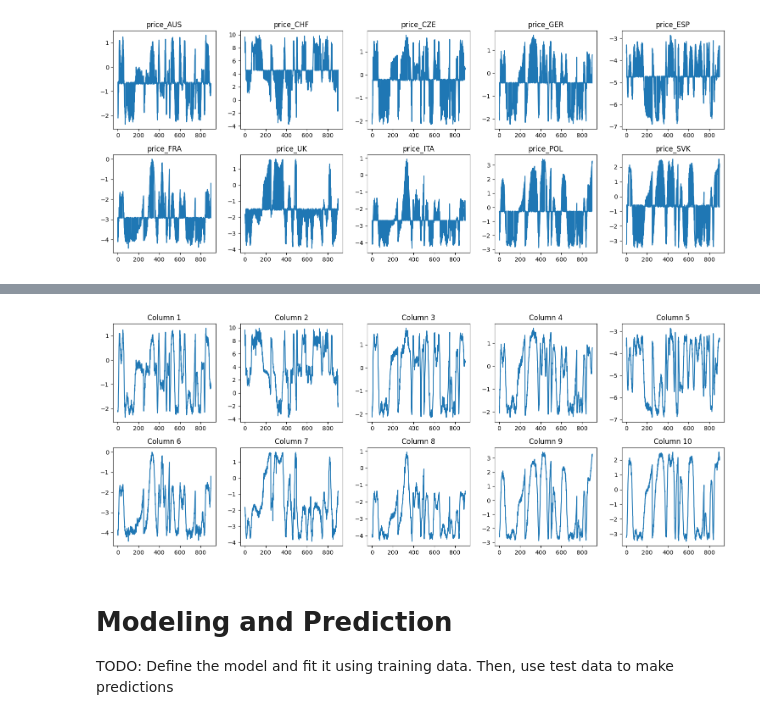
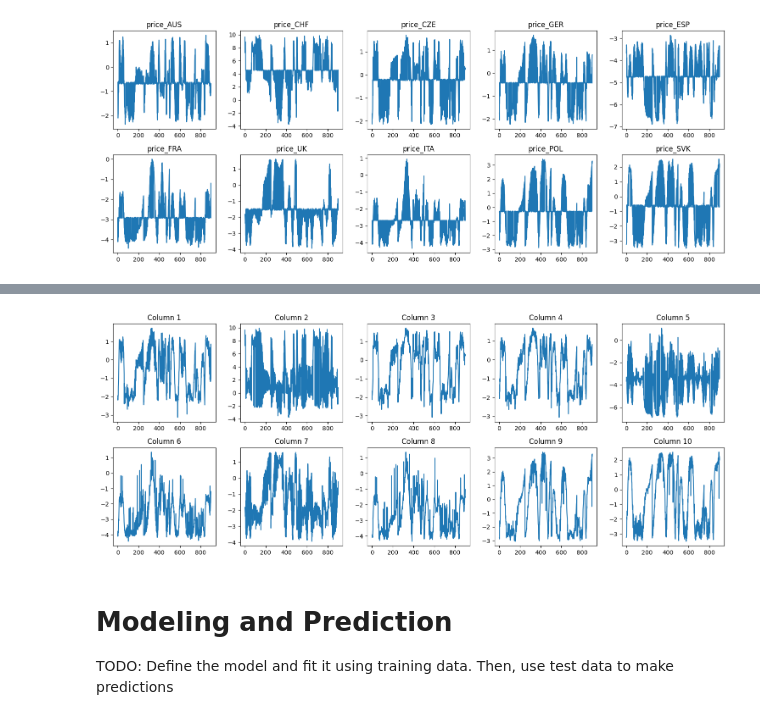
Before and after one commit to AntoniaGrindrod/IML-Task-2, a Jupyter notebook: template_solution.ipynb, the cells around one changed output, grey strips where cells are left out. Saved outputs shown, nothing was run; the diff lists cells and outputs as text; code cells hidden in the pictures.

```diff
--- a/template_solution.ipynb
+++ b/template_solution.ipynb
@@ -219,19 +219,24 @@ plt.show()
 [figure]
 # %%
 from fancyimpute import KNN, NuclearNormMinimization, SoftImpute, BiScaler
-import scipy.signal
 
-#other than linear
+train_df = pd.read_csv("train.csv")
+train_df = train_df.drop(columns=['season'])
+train_df = train_df.transpose()
+#print(train_df)
 
 X_filled_knn = KNN(k=4).fit_transform(train_df)
 
 fig, axs = plt.subplots(2, 5, figsize=(15, 6))
 axs = axs.flatten()
+
 for i in range(10):
-    axs[i].plot(X_filled_knn[:, i])
+    axs[i].plot(X_filled_knn[i])
 
     axs[i].set_title(f'Column {i+1}')
 
+df_imputed = pd.DataFrame(X_filled_knn, columns=train_df.columns)
+
 plt.tight_layout()
 plt.show()
 # %% [output]
@@ -247,4 +244,4 @@ Imputing row 801/900 with 3 missing, elapsed time: 0.247
-[figure, old version]
+[figure, new version]
 # %% [markdown]
 # Modeling and Prediction
 TODO: Define the model and fit it using training data. Then, use test data to make predictions
```
Also changed, not shown: parts of 2 cells of this notebook.
